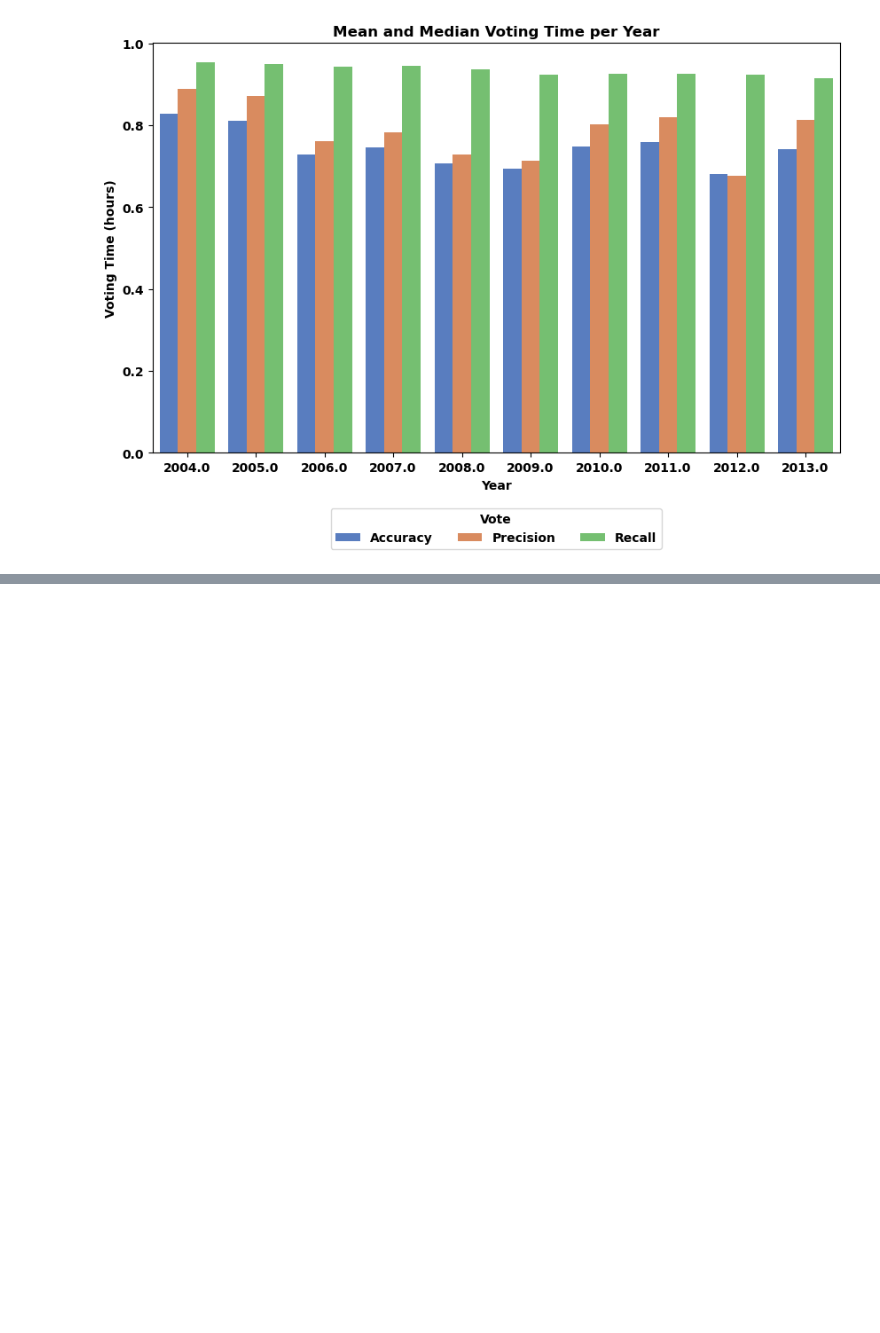
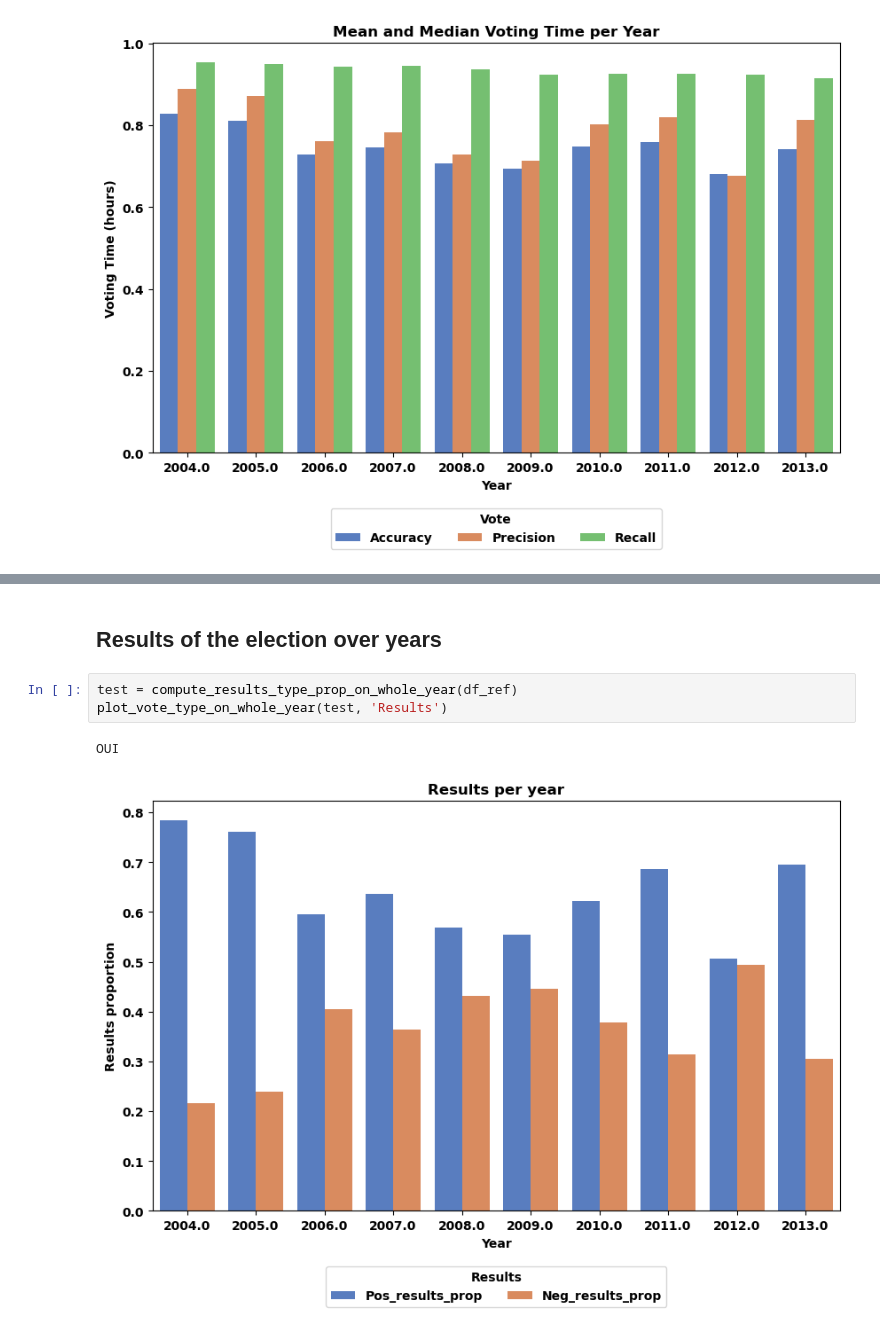
Before and after one commit to epfl-ada/ada-2023-project-abracadabra, a Jupyter notebook: community_analysis.ipynb, the cells around one changed output, grey strips where cells are left out. Cells and saved outputs as stored; diff of their text form; blank space fills up the shorter version.

```diff
--- a/community_analysis.ipynb
+++ b/community_analysis.ipynb
@@ -198,0 +189,8 @@ df_voting_time_2005.head(3)
+# %% [markdown]
+## Results of the election over years
+# %%
+test = compute_results_type_prop_on_whole_year(df_ref)
+plot_vote_type_on_whole_year(test, 'Results')
+# %% [output]
+OUI
+[figure, added]
```
Also changed, not shown: parts of 3 cells of this notebook, 1 other file.
